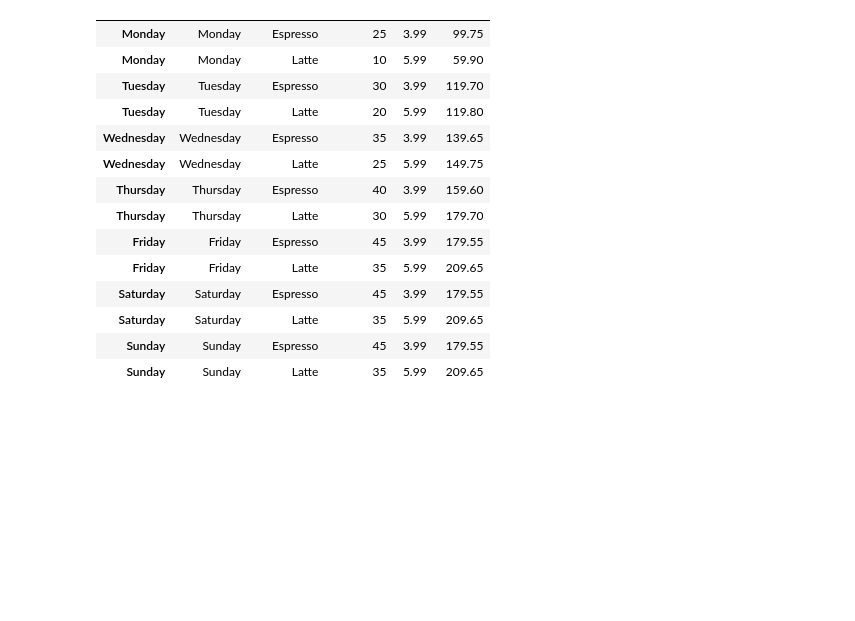
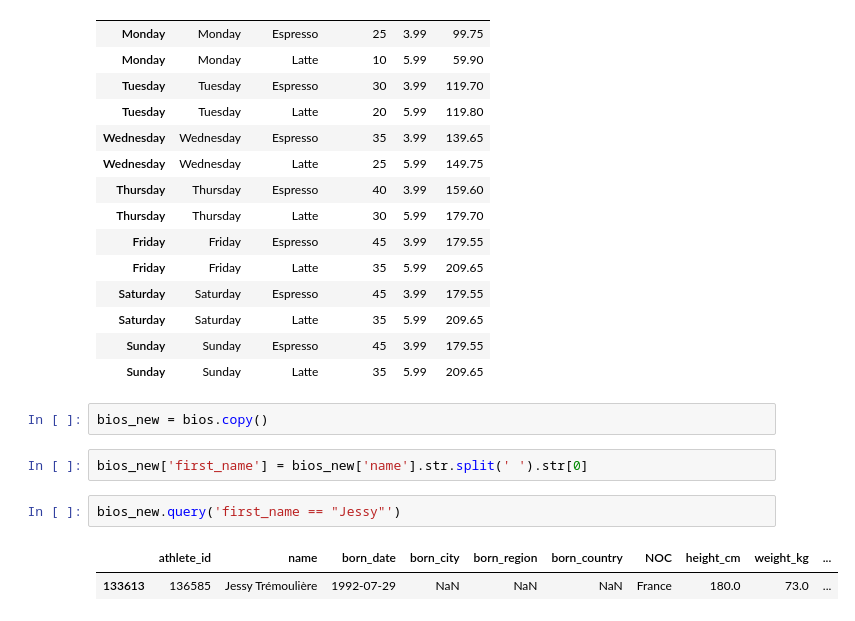
Before and after one commit to J3SSY-ANDU/Food-Delivery-Data-Analysis, a Jupyter notebook: notebooks/pandas_tutorial.ipynb, the cells around one changed output. Cells and saved outputs as stored; diff of their text form; blank space fills up the shorter version.

```diff
--- a/notebooks/pandas_tutorial.ipynb
+++ b/notebooks/pandas_tutorial.ipynb
@@ -477,3 +477,12 @@ coffee.rename(columns={'new_price': 'price'}) # this is temporary, if we want to
 | Saturday | Saturday | Latte | 35 | 5.99 | 209.65 |
 | Sunday | Sunday | Espresso | 45 | 3.99 | 179.55 |
 | Sunday | Sunday | Latte | 35 | 5.99 | 209.65 |
+# %%
+bios_new = bios.copy()
+# %%
+bios_new['first_name'] = bios_new['name'].str.split(' ').str[0]
+# %%
+bios_new.query('first_name == "Jessy"')
+# %% [output]
+|  | athlete_id | name | born_date | born_city | born_region | born_country | NOC | height_cm | weight_kg | ... |
+| 133613 | 136585 | Jessy Trémoulière | 1992-07-29 | NaN | NaN | NaN | France | 180.0 | 73.0 | ... |
```
Also changed, not shown: parts of 6 cells of this notebook.
